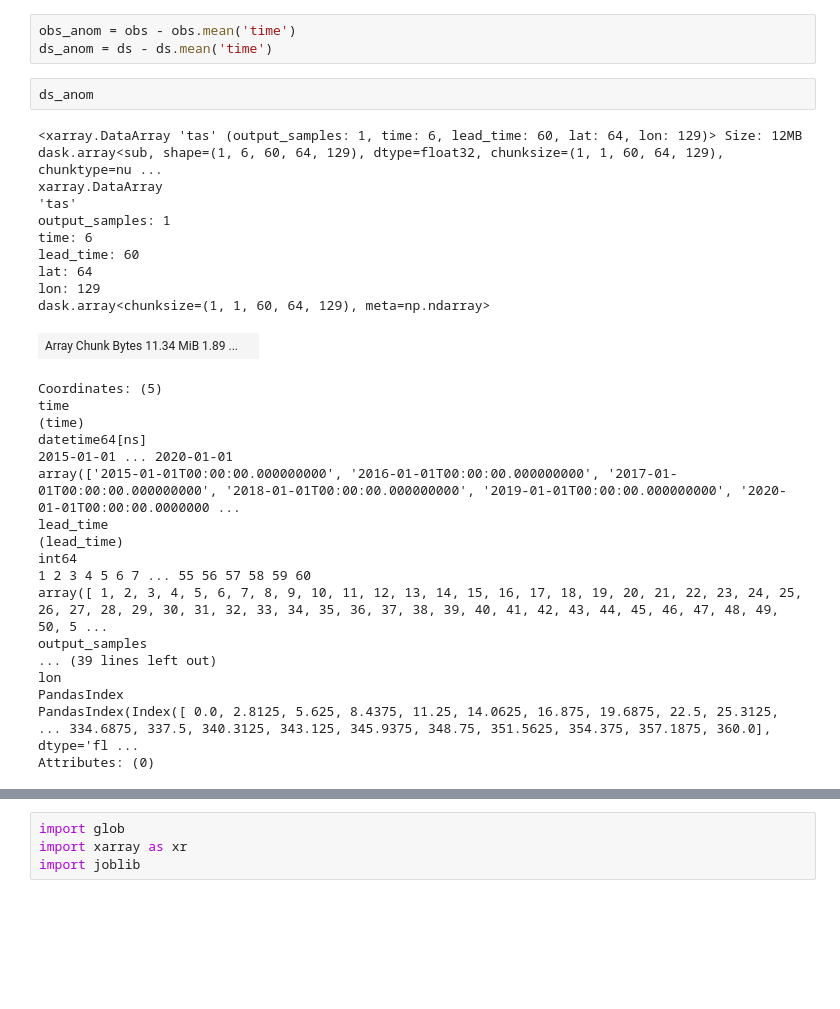
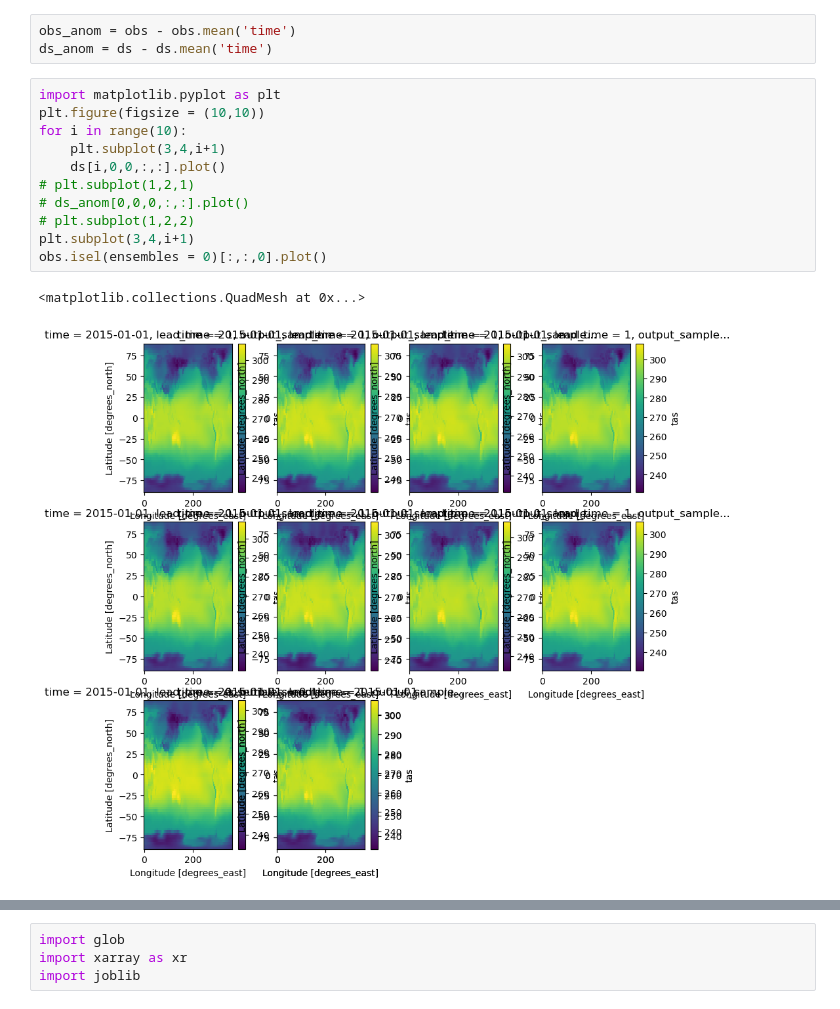
Before and after one commit to ParsaGooya/CCCma-PPP, a Jupyter notebook: test.ipynb, the cells around one changed output, grey strips where cells are left out. Cells and saved outputs as stored; diff of their text form; blank space fills up the shorter version.

```diff
--- a/test.ipynb
+++ b/test.ipynb
@@ -593,35 +589,19 @@ obs.isel(ensembles = 0).mean(['lat', 'lon']).plot(color = 'k')
 # %%
 obs_anom = obs - obs.mean('time')
 ds_anom = ds - ds.mean('time')
-# %%
-ds_anom
-# %% [output]
-<xarray.DataArray 'tas' (output_samples: 1, time: 6, lead_time: 60, lat: 64, lon: 129)> Size: 12MB dask.array<sub, shape=(1, 6, 60, 64, 129), dtype=float32, chunksize=(1, 1, 60, 64, 129), chunktype=nu ...
-xarray.DataArray
-'tas'
-output_samples: 1
-time: 6
-lead_time: 60
-lat: 64
-lon: 129
-dask.array<chunksize=(1, 1, 60, 64, 129), meta=np.ndarray>
-| Array Chunk Bytes 11.34 MiB 1.89 ... |  |
-Coordinates: (5)
-time
-(time)
-datetime64[ns]
-2015-01-01 ... 2020-01-01
-array(['2015-01-01T00:00:00.000000000', '2016-01-01T00:00:00.000000000', '2017-01-01T00:00:00.000000000', '2018-01-01T00:00:00.000000000', '2019-01-01T00:00:00.000000000', '2020-01-01T00:00:00.0000000 ...
-lead_time
-(lead_time)
-int64
-1 2 3 4 5 6 7 ... 55 56 57 58 59 60
-array([ 1, 2, 3, 4, 5, 6, 7, 8, 9, 10, 11, 12, 13, 14, 15, 16, 17, 18, 19, 20, 21, 22, 23, 24, 25, 26, 27, 28, 29, 30, 31, 32, 33, 34, 35, 36, 37, 38, 39, 40, 41, 42, 43, 44, 45, 46, 47, 48, 49, 50, 5 ...
-output_samples
-... (39 lines left out)
-lon
-PandasIndex
-PandasIndex(Index([ 0.0, 2.8125, 5.625, 8.4375, 11.25, 14.0625, 16.875, 19.6875, 22.5, 25.3125, ... 334.6875, 337.5, 340.3125, 343.125, 345.9375, 348.75, 351.5625, 354.375, 357.1875, 360.0], dtype='fl ...
-Attributes: (0)
+# %%
+import matplotlib.pyplot as plt
+plt.figure(figsize = (10,10))
+for i in range(10):
+    plt.subplot(3,4,i+1)
+    ds[i,0,0,:,:].plot()
+# plt.subplot(1,2,1)
+# ds_anom[0,0,0,:,:].plot()
+# plt.subplot(1,2,2)
+plt.subplot(3,4,i+1)
+obs.isel(ensembles = 0)[:,:,0].plot()
+# %% [output]
+<matplotlib.collections.QuadMesh at 0x...>
+[figure, added]
 # %%
 import matplotlib.pyplot as plt
```
Also changed, not shown: parts of 5 cells of this notebook, 45 other files.
